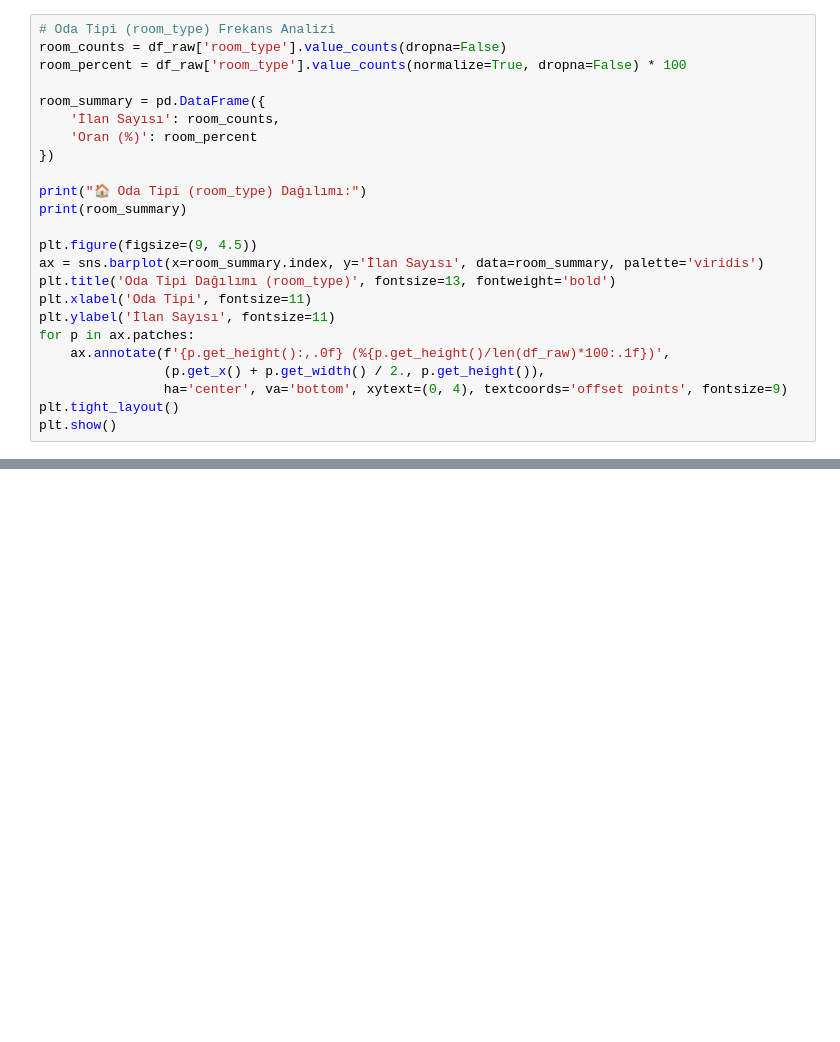
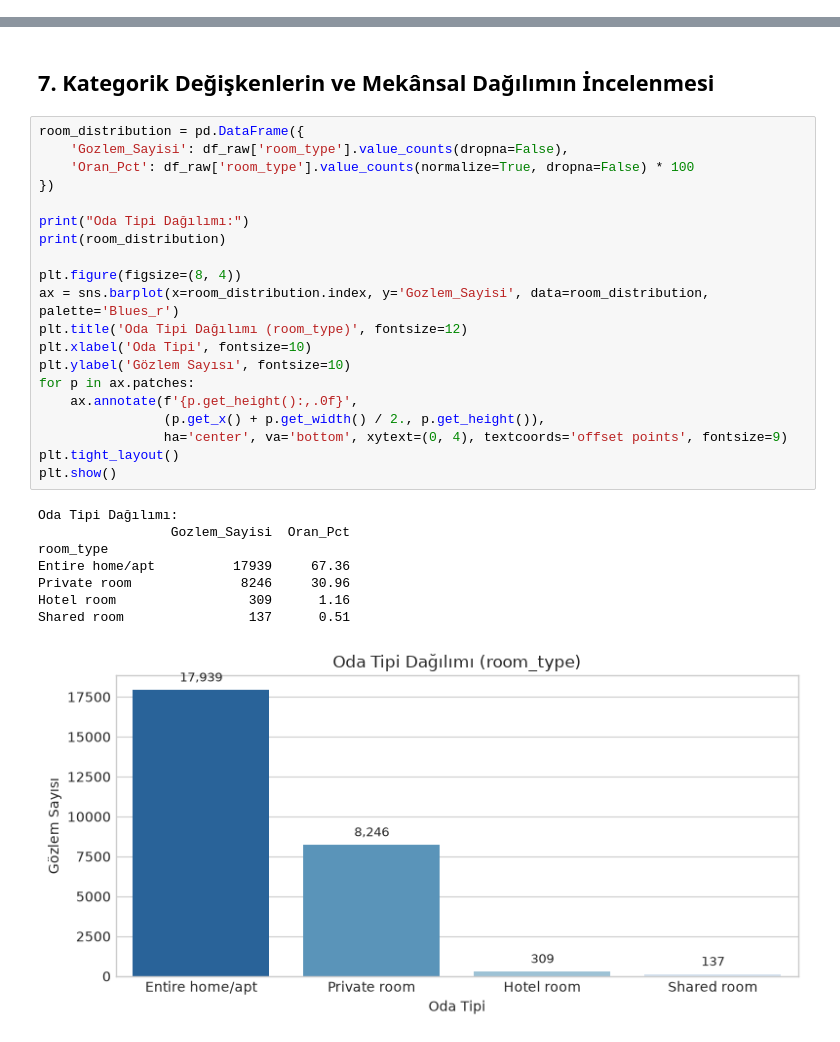
Before and after one commit to eminenazduran/SmartStay-AI, a Jupyter notebook: data_science/notebooks/01_eda_and_cleaning.ipynb, the cells around one changed output, grey strips where cells are left out. Cells and saved outputs as stored; diff of their text form; blank space fills up the shorter version.

```diff
--- a/data_science/notebooks/01_eda_and_cleaning.ipynb
+++ b/data_science/notebooks/01_eda_and_cleaning.ipynb
@@ -259,24 +0,0 @@ plt.show()
-# %%
-# Oda Tipi (room_type) Frekans Analizi
-room_counts = df_raw['room_type'].value_counts(dropna=False)
-room_percent = df_raw['room_type'].value_counts(normalize=True, dropna=False) * 100
-
-room_summary = pd.DataFrame({
-    'İlan Sayısı': room_counts,
-    'Oran (%)': room_percent
-})
-
-print("🏠 Oda Tipi (room_type) Dağılımı:")
-print(room_summary)
-
-plt.figure(figsize=(9, 4.5))
-ax = sns.barplot(x=room_summary.index, y='İlan Sayısı', data=room_summary, palette='viridis')
-plt.title('Oda Tipi Dağılımı (room_type)', fontsize=13, fontweight='bold')
-plt.xlabel('Oda Tipi', fontsize=11)
-plt.ylabel('İlan Sayısı', fontsize=11)
-for p in ax.patches:
-    ax.annotate(f'{p.get_height():,.0f} (%{p.get_height()/len(df_raw)*100:.1f})',
-                (p.get_x() + p.get_width() / 2., p.get_height()),
-                ha='center', va='bottom', xytext=(0, 4), textcoords='offset points', fontsize=9)
-plt.tight_layout()
-plt.show()
@@ -474,0 +232,31 @@ comparison_df
+# %% [markdown]
+## 7. Kategorik Değişkenlerin ve Mekânsal Dağılımın İncelenmesi
+# %%
+room_distribution = pd.DataFrame({
+    'Gozlem_Sayisi': df_raw['room_type'].value_counts(dropna=False),
+    'Oran_Pct': df_raw['room_type'].value_counts(normalize=True, dropna=False) * 100
+})
+
+print("Oda Tipi Dağılımı:")
+print(room_distribution)
+
+plt.figure(figsize=(8, 4))
+ax = sns.barplot(x=room_distribution.index, y='Gozlem_Sayisi', data=room_distribution, palette='Blues_r')
+plt.title('Oda Tipi Dağılımı (room_type)', fontsize=12)
+plt.xlabel('Oda Tipi', fontsize=10)
+plt.ylabel('Gözlem Sayısı', fontsize=10)
+for p in ax.patches:
+    ax.annotate(f'{p.get_height():,.0f}',
+                (p.get_x() + p.get_width() / 2., p.get_height()),
+                ha='center', va='bottom', xytext=(0, 4), textcoords='offset points', fontsize=9)
+plt.tight_layout()
+plt.show()
+# %% [output]
+Oda Tipi Dağılımı:
+                 Gozlem_Sayisi  Oran_Pct
+room_type
+Entire home/apt          17939     67.36
+Private room              8246     30.96
+Hotel room                 309      1.16
+Shared room                137      0.51
+[figure, added]
```
Also changed, not shown: parts of 65 cells of this notebook.
